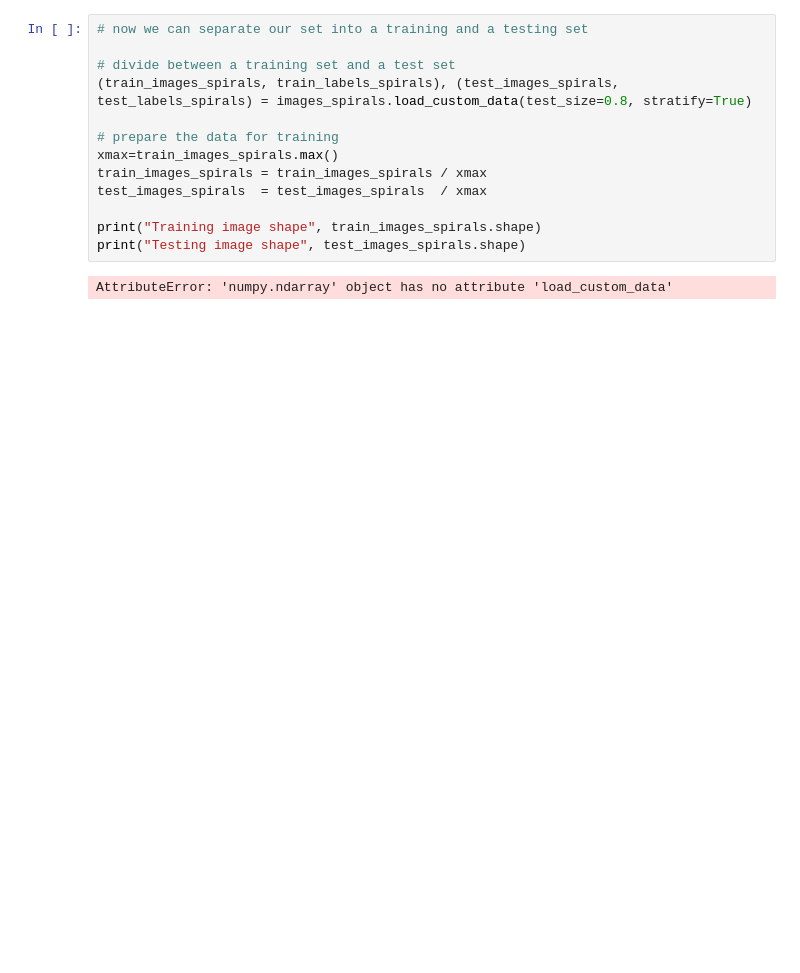
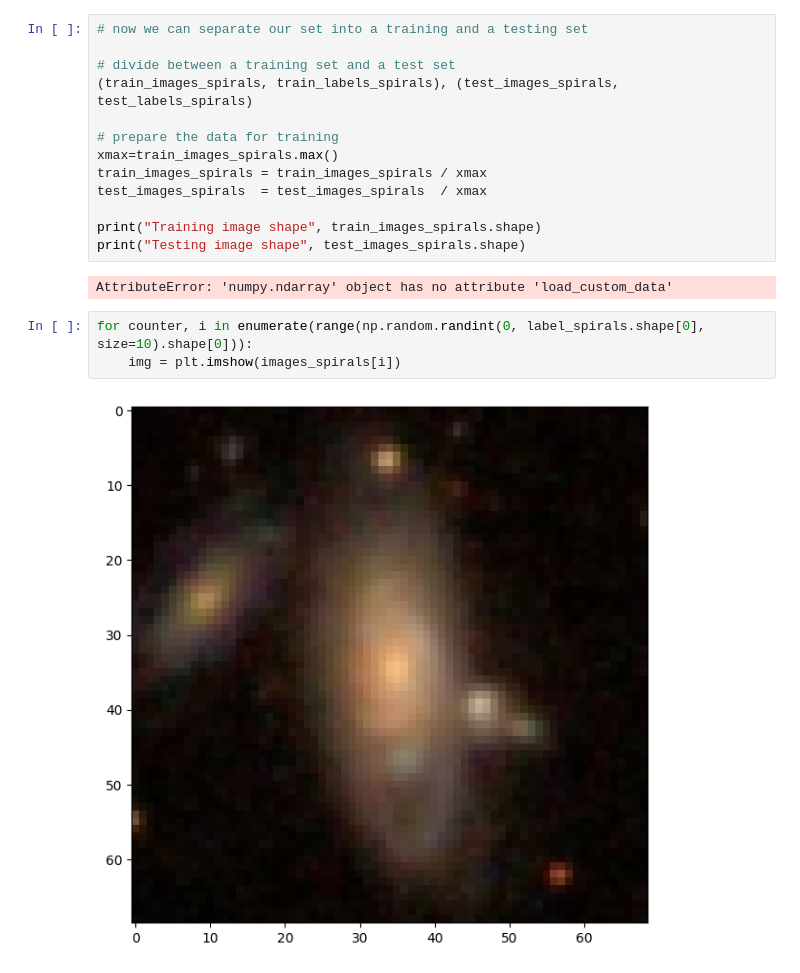
Before and after one commit to casse-stylo/Le_chaosateur_genial, a Jupyter notebook: ML_application3_galaxies.ipynb, the cells around one changed output. Drawn from its saved outputs; the diff is of its cells as text; blank space fills up the shorter version.

```diff
--- a/ML_application3_galaxies.ipynb
+++ b/ML_application3_galaxies.ipynb
@@ -295,7 +296,7 @@ for counter, i in enumerate(range(np.random.randint(0, label_spirals.shape[0], s
 # now we can separate our set into a training and a testing set
 
 # divide between a training set and a test set
-(train_images_spirals, train_labels_spirals), (test_images_spirals, test_labels_spirals) = images_spirals.load_custom_data(test_size=0.8, stratify=True)
+(train_images_spirals, train_labels_spirals), (test_images_spirals, test_labels_spirals)
 
 # prepare the data for training
 xmax=train_images_spirals.max()
@@ -306,3 +307,8 @@ print("Training image shape", train_images_spirals.shape)
 print("Testing image shape", test_images_spirals.shape)
 # %% [output]
 AttributeError: 'numpy.ndarray' object has no attribute 'load_custom_data'
+# %%
+for counter, i in enumerate(range(np.random.randint(0, label_spirals.shape[0], size=10).shape[0])):
+    img = plt.imshow(images_spirals[i])
+# %% [output]
+[figure, added]
```
Also changed, not shown: parts of 2 cells of this notebook.
